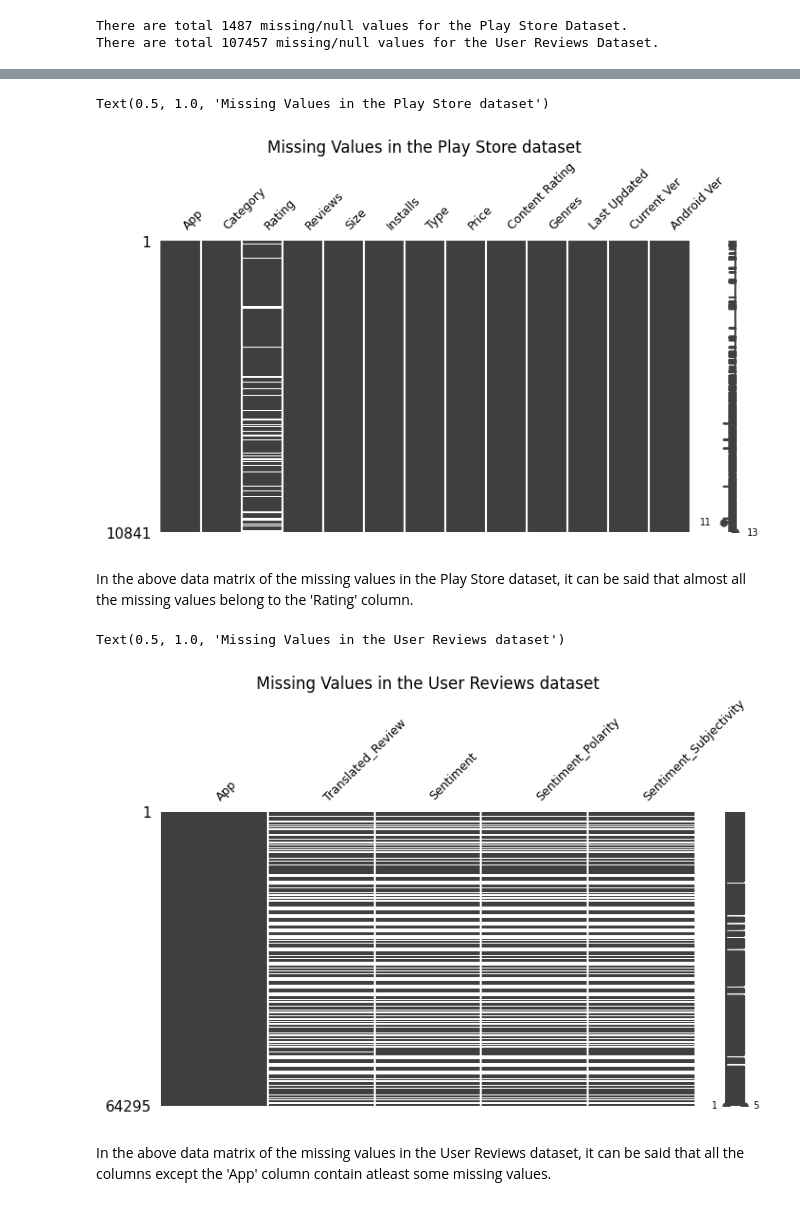
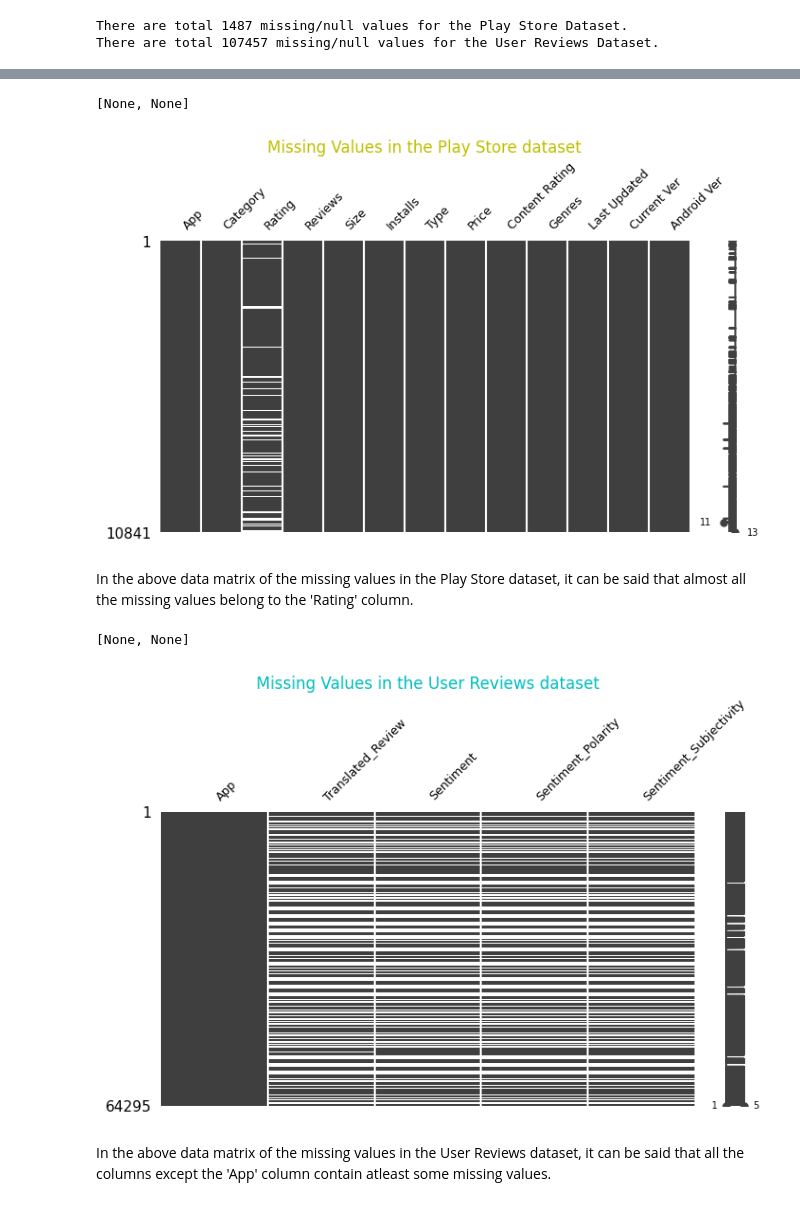
Before and after one commit to dipankarsahu1000/Play-Store-App-Review-Analysis, a Jupyter notebook: Play_Store_App_Review_Analysis.ipynb, the cells around one changed output, grey strips where cells are left out. Drawn from its saved outputs; the diff is of its cells as text; code cells hidden in the pictures.

```diff
--- a/Play_Store_App_Review_Analysis.ipynb
+++ b/Play_Store_App_Review_Analysis.ipynb
@@ -211,23 +251,25 @@ There are total 107457 missing/null values for the User Reviews Dataset.
 # %%
 # Visualizing the missing values for the Play Store Dataset
 msno.matrix(ps_df, figsize = (8, 4), fontsize = 9)
 
 # missingno (alias: msno) is a library used specially for visualising missing data. Here, msno.matrix() will visualise the missing data in a matrix form.
 
-plt.title('Missing Values in the Play Store dataset')
+title_missval_ps = plt.title('Missing Values in the Play Store dataset')
+plt.setp(title_missval_ps, color='y')
 # %% [output]
-Text(0.5, 1.0, 'Missing Values in the Play Store dataset')
+[None, None]
-[figure, old version]
+[figure, new version]
 # %% [markdown]
 In the above data matrix of the missing values in the Play Store dataset, it can be said that almost all the missing values belong to the 'Rating' column.
 # %%
 # Visualizing the missing values for the User Reviews Dataset
 
 msno.matrix(ur_df, figsize = (8, 4), fontsize = 9)
-plt.title('Missing Values in the User Reviews dataset')
+title_missval_ur = plt.title('Missing Values in the User Reviews dataset')
+plt.setp(title_missval_ur, color= 'c')
 # %% [output]
-Text(0.5, 1.0, 'Missing Values in the User Reviews dataset')
+[None, None]
-[figure, old version]
+[figure, new version]
 # %% [markdown]
 In the above data matrix of the missing values in the User Reviews dataset, it can be said that all the columns except the 'App' column contain atleast some missing values.
 # %% [markdown]
```
Also changed, not shown: parts of 18 cells of this notebook.
